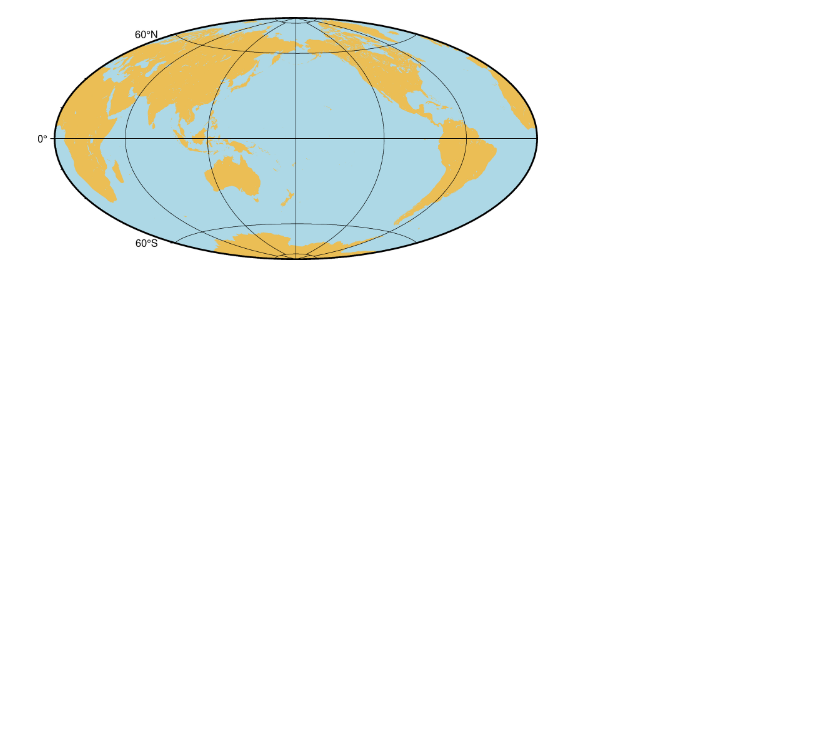
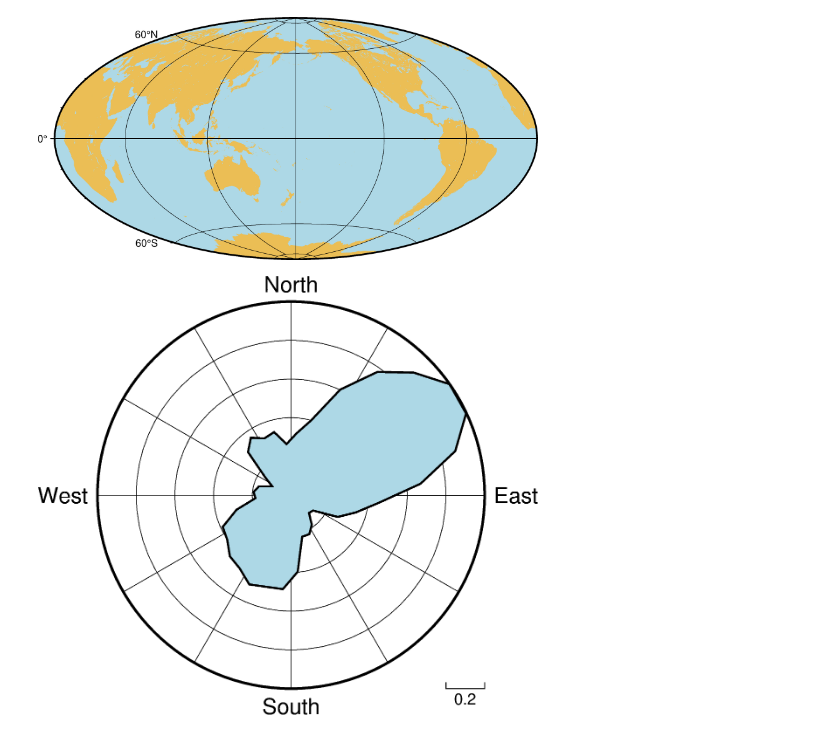
Before and after one commit to brioglade/gmt, a Jupyter notebook: pygmt.ipynb, the cells around one changed output. Saved outputs shown, nothing was run; the diff lists cells and outputs as text; code cells hidden in the pictures; blank space fills up the shorter version.

```diff
--- a/pygmt.ipynb
+++ b/pygmt.ipynb
@@ -446,3 +446,43 @@ gmt end
 Image('globe.png', width=500)
 # %% [output]
 [figure]
+# %%
+import pygmt
+
+# Load sample compilation of fracture lengths and azimuth as
+# hypothetically digitized from geological maps
+data = pygmt.datasets.load_fractures_compilation()
+
+fig = pygmt.Figure()
+
+fig.rose(
+    # use columns of the sample dataset as input for the length and azimuth
+    # parameters
+    length=data.length,
+    azimuth=data.azimuth,
+    # specify the "region" of interest in the (r,azimuth) space
+    # [r0, r1, az0, az1], here, r0 is 0 and r1 is 1, for azimuth, az0 is 0 and
+    # az1 is 360 which means we plot a full circle between 0 and 360 degrees
+    region=[0, 1, 0, 360],
+    # set the diameter of the rose diagram to 7.5 cm
+    diameter="7.5c",
+    # define the sector width in degrees, we append +r here to draw a rose
+    # diagram instead of a sector diagram
+    sector="10+r",
+    # normalize bin counts by the largest value so all bin counts range from
+    # 0 to 1
+    norm=True,
+    # use red3 as color fill for the sectors
+    color="lightblue",
+    # define the frame with ticks and gridlines every 0.2
+    # length unit in radial direction and every 30 degrees
+    # in azimuthal direction, set background color to
+    # lightgray
+    frame=["x0.2g0.2", "y30g30"],
+    # use a pen size of 1p to draw the outlines
+    pen="1p",
+)
+
+fig.show()
+# %% [output]
+[figure, added]
```
Also changed, not shown: parts of 10 cells of this notebook.
